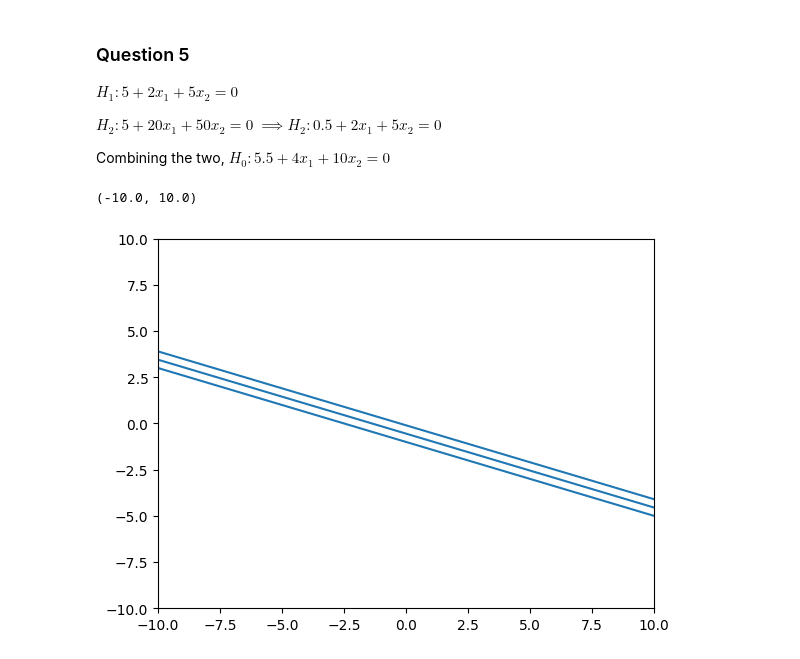
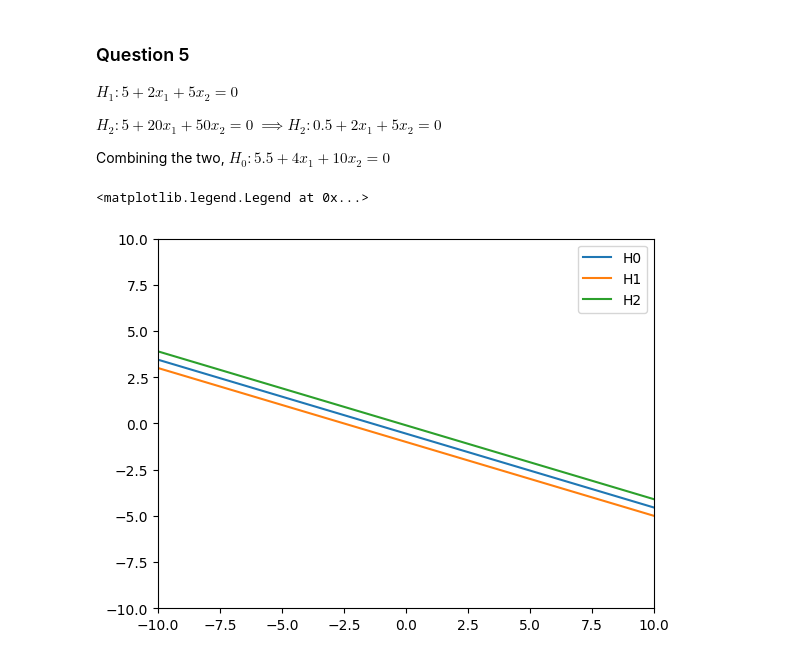
Before and after one commit to arnavjagia/5-sem-lab, a Jupyter notebook: ML/dump/Lab12.ipynb, the cells around one changed output. Drawn from its saved outputs; the diff is of its cells as text; code cells hidden in the pictures.

```diff
--- a/ML/dump/Lab12.ipynb
+++ b/ML/dump/Lab12.ipynb
@@ -84,16 +103,17 @@ $H_0: 5.5 + 4x_1 + 10x_2 = 0$
 # %%
 H1 = [5, 2, 5]
 H2 = [0.5, 2, 5]
 H0 = [5.5, 4, 10]
 
 planes = [H0, H1, H2]
 for i, H in enumerate(planes):
     x_intercept = -H[0] / H[1]
     y_intercept = -H[0] / H[2]
-    plt.axline((x_intercept, 0), (0, y_intercept), label=f"H{i}")
+    plt.axline((x_intercept, 0), (0, y_intercept), label=f"H{i}", c=f'C{i}')
 
 plt.xlim((-10, 10))
 plt.ylim((-10, 10))
+plt.legend()
 # %% [output]
-(-10.0, 10.0)
+<matplotlib.legend.Legend at 0x...>
-[figure, old version]
+[figure, new version]
```
Also changed, not shown: parts of 3 cells of this notebook, 9 other files.
